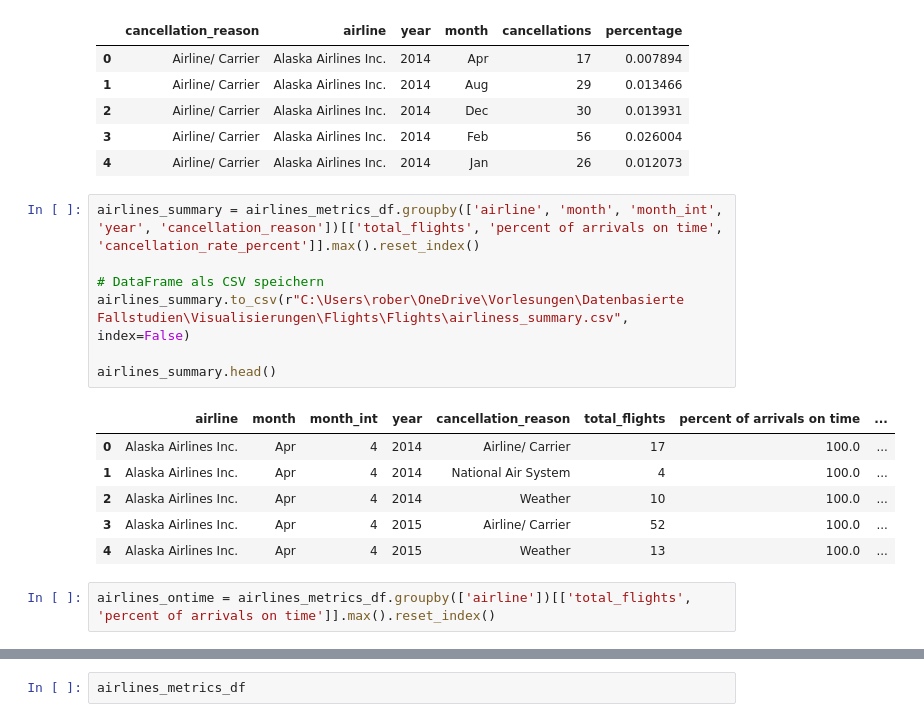
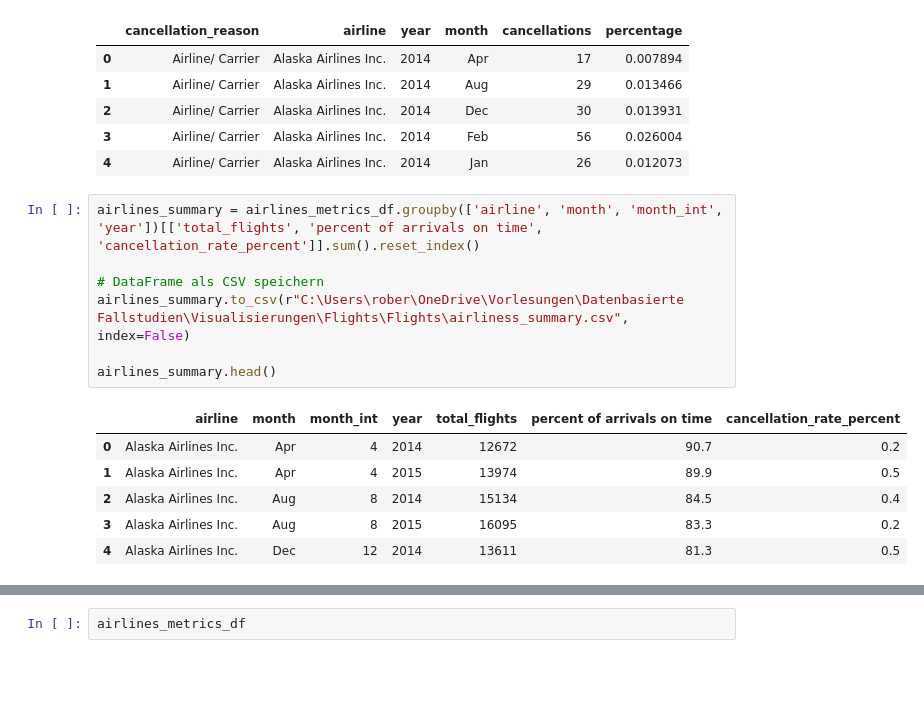
Before and after one commit to swrobuts/Flights, a Jupyter notebook: Flights.ipynb, the cells around one changed output, grey strips where cells are left out. Drawn from its saved outputs; the diff is of its cells as text; blank space fills up the shorter version.

```diff
--- a/Flights.ipynb
+++ b/Flights.ipynb
@@ -949,21 +948,19 @@ cancellations_summary.head()
 | 3 | Airline/ Carrier | Alaska Airlines Inc. | 2014 | Feb | 56 | 0.026004 |
 | 4 | Airline/ Carrier | Alaska Airlines Inc. | 2014 | Jan | 26 | 0.012073 |
 # %%
-airlines_summary = airlines_metrics_df.groupby(['airline', 'month', 'month_int', 'year', 'cancellation_reason'])[['total_flights', 'percent of arrivals on time', 'cancellation_rate_percent']].max().reset_index()
+airlines_summary = airlines_metrics_df.groupby(['airline', 'month', 'month_int', 'year'])[['total_flights', 'percent of arrivals on time', 'cancellation_rate_percent']].sum().reset_index()
 
 # DataFrame als CSV speichern
 airlines_summary.to_csv(r"C:\Users\rober\OneDrive\Vorlesungen\Datenbasierte Fallstudien\Visualisierungen\Flights\Flights\airliness_summary.csv", index=False)
 
 airlines_summary.head()
 # %% [output]
-|  | airline | month | month_int | year | cancellation_reason | total_flights | percent of arrivals on time | ... |
-| 0 | Alaska Airlines Inc. | Apr | 4 | 2014 | Airline/ Carrier | 17 | 100.0 | ... |
-| 1 | Alaska Airlines Inc. | Apr | 4 | 2014 | National Air System | 4 | 100.0 | ... |
-| 2 | Alaska Airlines Inc. | Apr | 4 | 2014 | Weather | 10 | 100.0 | ... |
-| 3 | Alaska Airlines Inc. | Apr | 4 | 2015 | Airline/ Carrier | 52 | 100.0 | ... |
-| 4 | Alaska Airlines Inc. | Apr | 4 | 2015 | Weather | 13 | 100.0 | ... |
+|  | airline | month | month_int | year | total_flights | percent of arrivals on time | cancellation_rate_percent |
+| 0 | Alaska Airlines Inc. | Apr | 4 | 2014 | 12672 | 90.7 | 0.2 |
+| 1 | Alaska Airlines Inc. | Apr | 4 | 2015 | 13974 | 89.9 | 0.5 |
+| 2 | Alaska Airlines Inc. | Aug | 8 | 2014 | 15134 | 84.5 | 0.4 |
+| 3 | Alaska Airlines Inc. | Aug | 8 | 2015 | 16095 | 83.3 | 0.2 |
+| 4 | Alaska Airlines Inc. | Dec | 12 | 2014 | 13611 | 81.3 | 0.5 |
-# %%
-airlines_ontime = airlines_metrics_df.groupby(['airline'])[['total_flights', 'percent of arrivals on time']].max().reset_index()
 # %%
 airlines_summary
 # %% [output]
```
Also changed, not shown: parts of 2 cells of this notebook, 2 other files.
